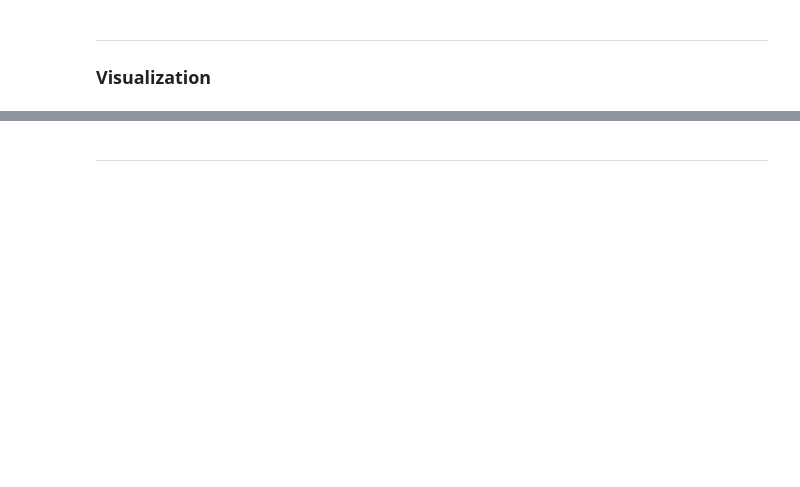
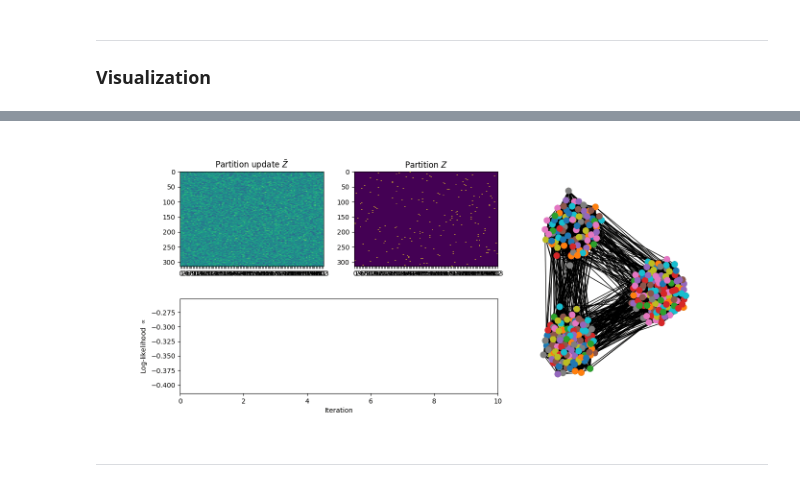
Before and after one commit to willarliss/IRLS-SBM, a Jupyter notebook: test.ipynb, the cells around one changed output, grey strips where cells are left out. Drawn from its saved outputs; the diff is of its cells as text; code cells hidden in the pictures; blank space fills up the shorter version.

```diff
--- a/test.ipynb
+++ b/test.ipynb
@@ -211,5 +232,5 @@ graph = nx.stochastic_block_model(sizes, probs, seed=rng)
 labels = [b for n, b in graph.nodes(data='block')]
 num = sizes.shape[0]
 # %%
-history = sbm_fast(graph, 3, max_iter=15, alpha=0.01, tol=0.0)
+history = sbm_fast_drop(graph, min_size=3, max_iter=10, alpha=0.1, tol=0.0)
 history[-1][0].argmax(1)
@@ -221,7 +258,7 @@ smin, smax = min(scores), max(scores)
 srange = smax-smin
 smin, smax = smin-(smax-smin)/10, smax+(smax-smin)/10
 # %%
-# With help from ChatGPT...
+# ChatGPT:
 
 from IPython.display import Image as IPImage
 import numpy as np
@@ -254,44 +291,46 @@ for i in range(n_steps):
 
     # X and Z images for this step
     ax_X.imshow(X_hist[i], aspect='auto')
-    ax_X.set_title('Latent variable $X$')
-    ax_X.set_xticks([0, 1, 2])
+    ax_X.set_title(r'Partition update $\tilde{Z}$')
+    ax_X.set_xticks(np.arange(X_hist[i].shape[1]))
 
     ax_Y.imshow(Z_hist[i], aspect='auto', interpolation='none')
-    ax_Y.set_title('Partition $Z$')
-    ax_Y.set_xticks([0, 1, 2])
+    ax_Y.set_title(r'Partition $Z$')
+    ax_Y.set_xticks(np.arange(Z_hist[i].shape[1]))
 
     # Scores up to this step
     xs = np.arange(i + 1)
     ys = np.array(scores[: i + 1])
     ax_score.plot(xs, ys, color='C1')
     ax_score.set_xlim(0, max(1, n_steps - 1))
     ax_score.set_ylim([smin, smax])
     ax_score.set_ylabel('Log-likelihood $\propto$')
     ax_score.set_xlabel('Iteration')
 
     # Graph colored by partition at this step
     partition = np.array(Z_hist[i]).argmax(1)
     nx.draw(graph, pos=pos, node_color=partition, cmap='tab10', ax=ax_graph, with_labels=False, node_size=80)
 
     # draw and capture frame
     fig.canvas.draw()
     w, h = fig.canvas.get_width_height()
     img = np.frombuffer(fig.canvas.tostring_rgb(), dtype='uint8').reshape((h, w, 3))
     frames.append(img)
 
     # show only the latest figure in the notebook output
     # clear_output(wait=True)
     # display(fig)
     # plt.pause(0.05)
     plt.close(fig)
 
 # after loop, write gif to disk if possible
 out_path = 'sbm_animation.gif'
 imgs = [Image.fromarray(f) for f in frames]
-imgs[0].save(out_path, save_all=True, append_images=imgs[1:], duration=300, loop=0)
+imgs[0].save(out_path, save_all=True, append_images=imgs[1:], duration=400, loop=0)
 
 clear_output(wait=True)
 display(IPImage(filename=out_path))
+# %% [output]
+[figure, added]
 # %% [markdown]
 ---
```
Also changed, not shown: parts of 10 cells of this notebook, 3 other files.
